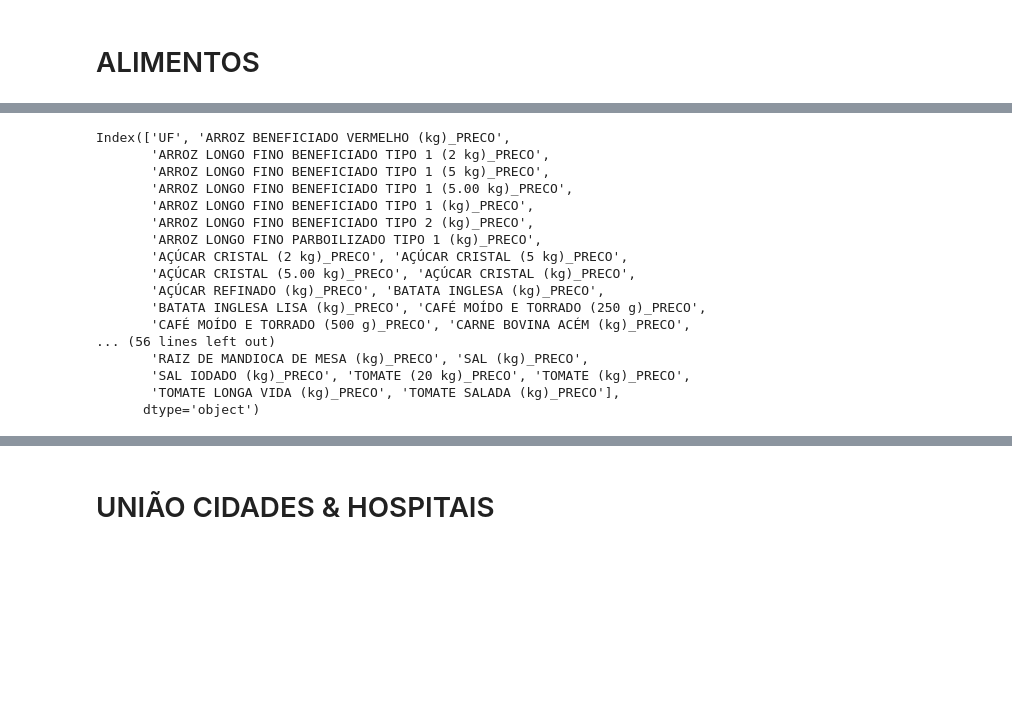
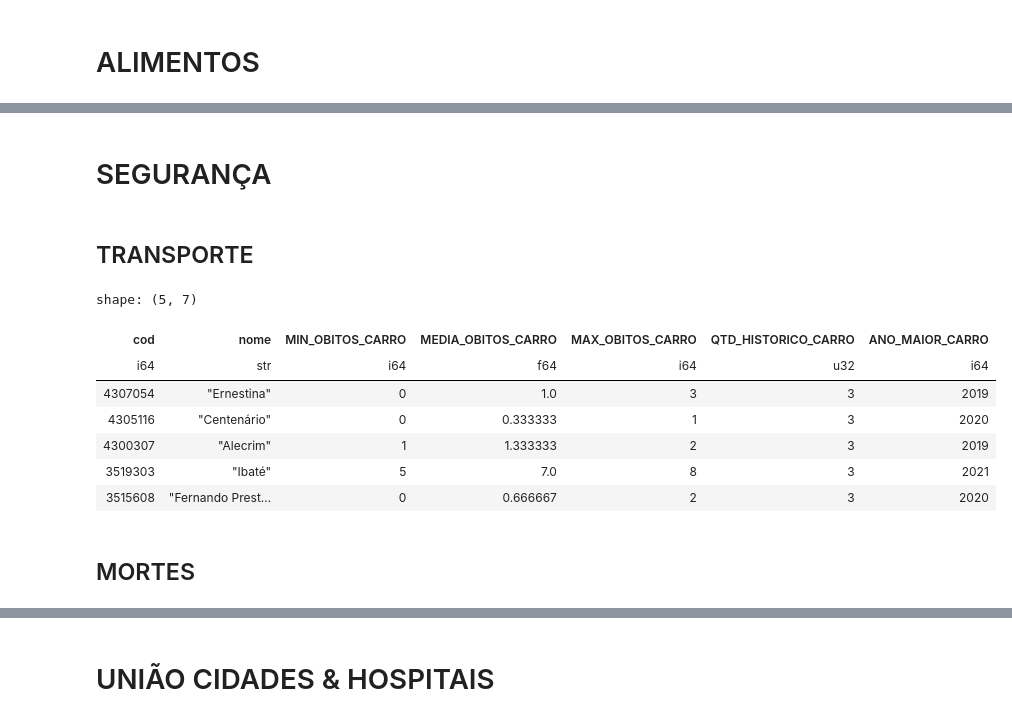
Before and after one commit to guilourenzo/analise_municipios, a Jupyter notebook: finding_home.ipynb, the cells around one changed output, grey strips where cells are left out. Cells and saved outputs as stored; diff of their text form; code cells hidden in the pictures; blank space fills up the shorter version.

Commit message:
Inclusão de Segurança

```diff
--- a/finding_home.ipynb
+++ b/finding_home.ipynb
@@ -106,20 +107,30 @@ foods.fillna(0, inplace=True)
-# %%
-foods.columns
-# %% [output]
-Index(['UF', 'ARROZ BENEFICIADO VERMELHO (kg)_PRECO',
-       'ARROZ LONGO FINO BENEFICIADO TIPO 1 (2 kg)_PRECO',
-       'ARROZ LONGO FINO BENEFICIADO TIPO 1 (5 kg)_PRECO',
-       'ARROZ LONGO FINO BENEFICIADO TIPO 1 (5.00 kg)_PRECO',
-       'ARROZ LONGO FINO BENEFICIADO TIPO 1 (kg)_PRECO',
-       'ARROZ LONGO FINO BENEFICIADO TIPO 2 (kg)_PRECO',
-       'ARROZ LONGO FINO PARBOILIZADO TIPO 1 (kg)_PRECO',
-       'AÇÚCAR CRISTAL (2 kg)_PRECO', 'AÇÚCAR CRISTAL (5 kg)_PRECO',
-       'AÇÚCAR CRISTAL (5.00 kg)_PRECO', 'AÇÚCAR CRISTAL (kg)_PRECO',
-       'AÇÚCAR REFINADO (kg)_PRECO', 'BATATA INGLESA (kg)_PRECO',
-       'BATATA INGLESA LISA (kg)_PRECO', 'CAFÉ MOÍDO E TORRADO (250 g)_PRECO',
-       'CAFÉ MOÍDO E TORRADO (500 g)_PRECO', 'CARNE BOVINA ACÉM (kg)_PRECO',
-... (56 lines left out)
-       'RAIZ DE MANDIOCA DE MESA (kg)_PRECO', 'SAL (kg)_PRECO',
-       'SAL IODADO (kg)_PRECO', 'TOMATE (20 kg)_PRECO', 'TOMATE (kg)_PRECO',
-       'TOMATE LONGA VIDA (kg)_PRECO', 'TOMATE SALADA (kg)_PRECO'],
-      dtype='object')
+# %% [markdown]
+# SEGURANÇA
+# %% [markdown]
+## TRANSPORTE
+# %%
+ob_transporte = pl.read_csv(os.path.join(AUXILIAR_PATH, 'bitos-em-acidentes-de-transporte.csv'), separator=';') \
+                  .filter(pl.col('período') > 2018) \
+                  .unique() \
+                  .group_by(['cod', 'nome']).agg( \
+                                pl.col('valor').min().alias('MIN_OBITOS_CARRO') \
+                              , pl.col('valor').mean().alias('MEDIA_OBITOS_CARRO') \
+                              , pl.col('valor').max().alias('MAX_OBITOS_CARRO') \
+                              , pl.col('período').n_unique().alias('QTD_HISTORICO_CARRO') \
+                              , pl.when(pl.col('valor') == pl.col('valor').max()) \
+                                                .then(pl.col('período')) \
+                                                .otherwise(pl.lit(0)).alias('ANO_MAIOR_CARRO')) \
+                            .with_columns(pl.col('ANO_MAIOR_CARRO').cast(pl.Array(inner=pl.Int64, width=3)).arr.max().alias('ANO_MAIOR_CARRO'))
+# %%
+ob_transporte.head()
+# %% [output]
+shape: (5, 7)
+| cod | nome | MIN_OBITOS_CARRO | MEDIA_OBITOS_CARRO | MAX_OBITOS_CARRO | QTD_HISTORICO_CARRO | ANO_MAIOR_CARRO |
+| i64 | str | i64 | f64 | i64 | u32 | i64 |
+| 4307054 | "Ernestina" | 0 | 1.0 | 3 | 3 | 2019 |
+| 4305116 | "Centenário" | 0 | 0.333333 | 1 | 3 | 2020 |
+| 4300307 | "Alecrim" | 1 | 1.333333 | 2 | 3 | 2019 |
+| 3519303 | "Ibaté" | 5 | 7.0 | 8 | 3 | 2021 |
+| 3515608 | "Fernando Prest… | 0 | 0.666667 | 2 | 3 | 2020 |
+# %% [markdown]
+## MORTES
```
Also changed, not shown: parts of 17 cells of this notebook, 3 other files.
